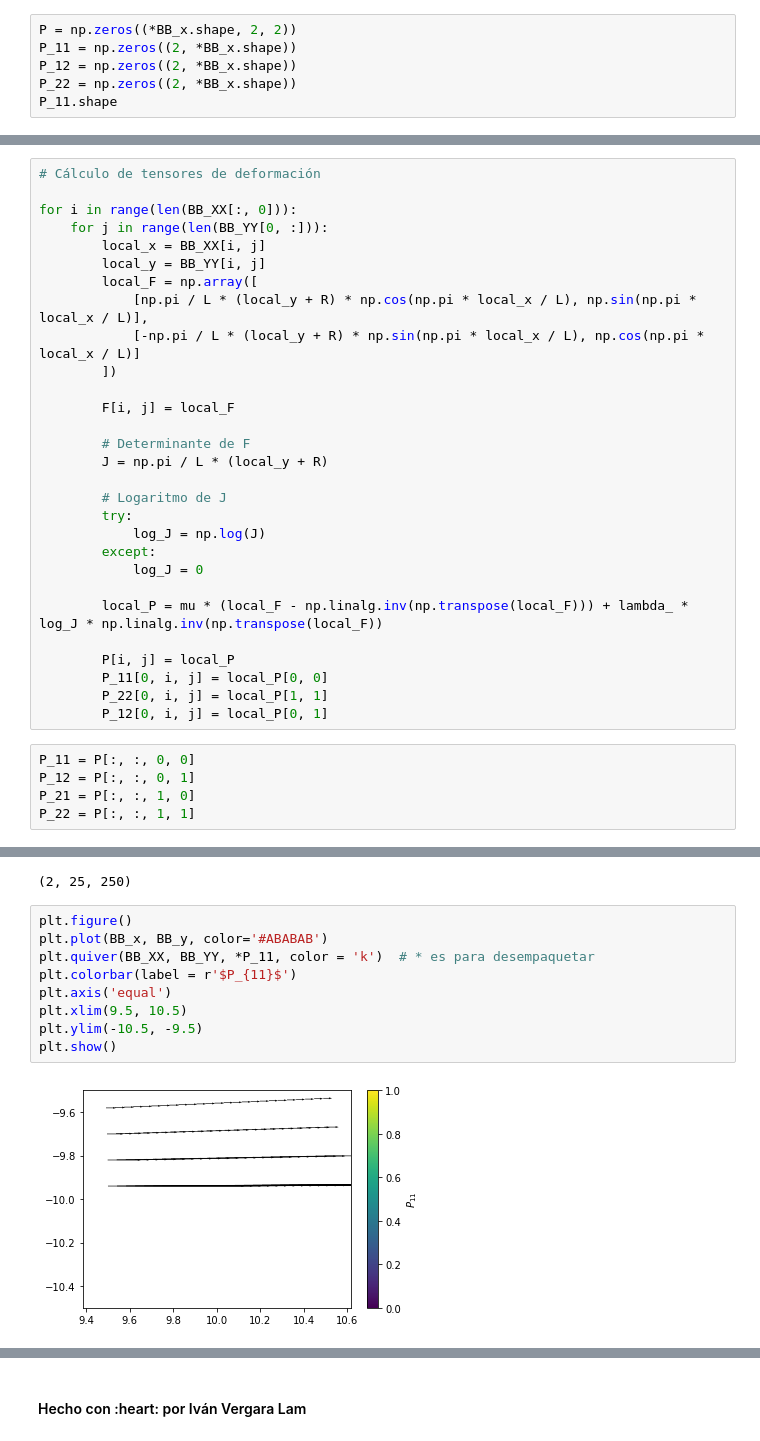
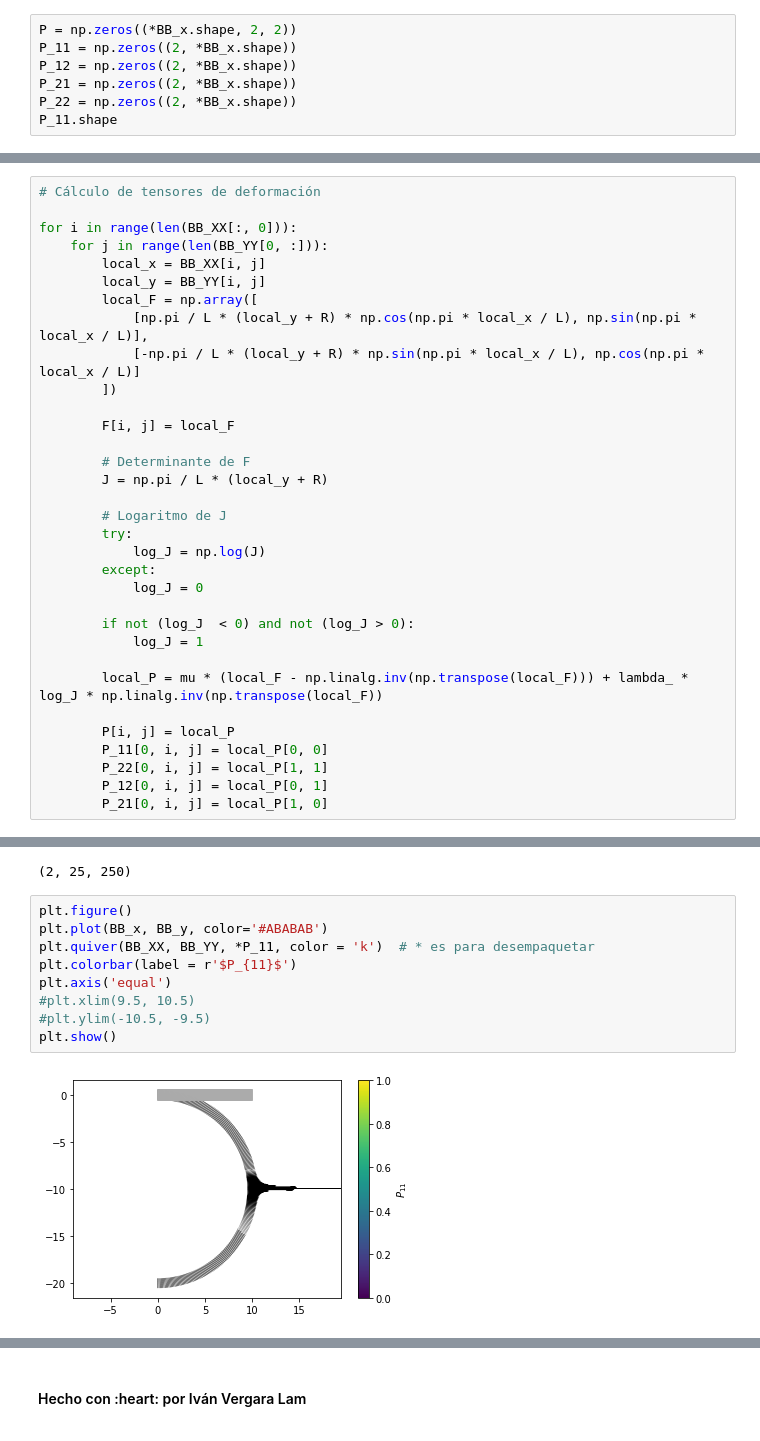
Before and after one commit to ivanvlam/IBM2020, a Jupyter notebook: Tarea 2/tarea-2.ipynb, the cells around one changed output, grey strips where cells are left out. Cells and saved outputs as stored; diff of their text form.

```diff
--- a/Tarea 2/tarea-2.ipynb
+++ b/Tarea 2/tarea-2.ipynb
@@ -71,6 +71,7 @@ F.shape
 P = np.zeros((*BB_x.shape, 2, 2))
 P_11 = np.zeros((2, *BB_x.shape))
 P_12 = np.zeros((2, *BB_x.shape))
+P_21 = np.zeros((2, *BB_x.shape))
 P_22 = np.zeros((2, *BB_x.shape))
 P_11.shape
 # %% [output]
@@ -98,17 +99,16 @@ for i in range(len(BB_XX[:, 0])):
         except:
             log_J = 0
 
+        if not (log_J  < 0) and not (log_J > 0):
+            log_J = 1
+
         local_P = mu * (local_F - np.linalg.inv(np.transpose(local_F))) + lambda_ * log_J * np.linalg.inv(np.transpose(local_F))
 
         P[i, j] = local_P
         P_11[0, i, j] = local_P[0, 0]
         P_22[0, i, j] = local_P[1, 1]
         P_12[0, i, j] = local_P[0, 1]
+        P_21[0, i, j] = local_P[1, 0]
-# %%
-P_11 = P[:, :, 0, 0]
-P_12 = P[:, :, 0, 1]
-P_21 = P[:, :, 1, 0]
-P_22 = P[:, :, 1, 1]
 # %%
 P_11.shape
 # %% [output]
@@ -116,14 +116,14 @@ P_11.shape
 # %%
 plt.figure()
 plt.plot(BB_x, BB_y, color='#ABABAB')
 plt.quiver(BB_XX, BB_YY, *P_11, color = 'k')  # * es para desempaquetar
 plt.colorbar(label = r'$P_{11}$')
 plt.axis('equal')
-plt.xlim(9.5, 10.5)
-plt.ylim(-10.5, -9.5)
+#plt.xlim(9.5, 10.5)
+#plt.ylim(-10.5, -9.5)
 plt.show()
 # %% [output]
-[figure, old version]
+[figure, new version]
 # %%
 plt.figure()
 plt.plot(BB_x, BB_y, color='#ABABAB')
```
Also changed, not shown: parts of 3 cells of this notebook.
